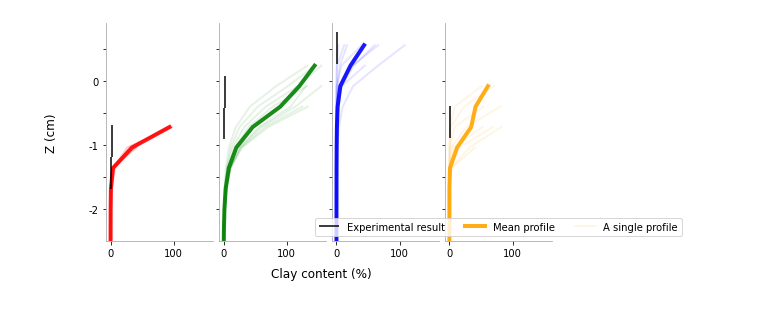
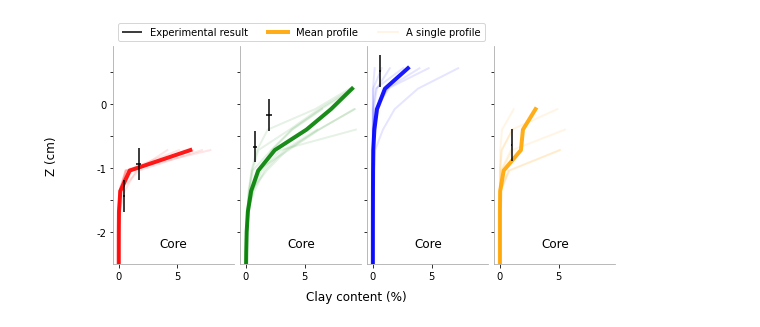
Before and after one commit to edsaac/ReactiveBiomass, a Jupyter notebook: notebooks/cloggingFoam/CompareToExperimentalCores.ipynb, the cells around one changed output. Cells and saved outputs as stored; diff of their text form; code cells hidden in the pictures.

Commit message:
Revised results cloggingFoam :D

```diff
--- a/notebooks/cloggingFoam/CompareToExperimentalCores.ipynb
+++ b/notebooks/cloggingFoam/CompareToExperimentalCores.ipynb
@@ -14,0 +17,3 @@ pv.start_xvfb()
+# %%
+pickDataset = RadioButtons(options=['LES', 'RAS'], value='LES', description='Dataset?')
+display(pickDataset)
@@ -14,0 +53,9 @@ pv.start_xvfb()
+# %%
+## Convert to percent clay to keep units from Fox et al.
+DENSITY_OF_SAND = 2650.
+CLEAN_POROSITY  = 0.358
+
+slice['totalClay'] = slice['depositedClay'] + (slice['suspendedClay']*slice['n'])
+slice['percentClay'] = 100. * slice['totalClay']/(DENSITY_OF_SAND * (1.0 - CLEAN_POROSITY))
+
+for field in ["totalClay","percentClay"]: plotField(slice,field)
@@ -96,29 +80,33 @@ plotter.show(window_size=[400,200],return_img=True)
 # %%
-resx = 8
-cores_x = [np.linspace(0.10,0.13,resx),
-           np.concatenate((np.linspace(0.14,0.15,4),np.linspace(0.01,0.02,4))),
-           np.linspace(0.03,0.06,resx),
-           np.linspace(0.07,0.10,resx)]
+## Create a bunch of lines at each core location to probe
+probes_resolutionx = 8
+cores_x = [np.linspace(0.10,0.13,probes_resolutionx),
+           np.concatenate(
+            (np.linspace(0.14,0.15,int(probes_resolutionx/2)),
+             np.linspace(0.01,0.02,int(probes_resolutionx/2)))),
+           np.linspace(0.03,0.06,probes_resolutionx),
+           np.linspace(0.07,0.10,probes_resolutionx)]
 
-fig,axs = plt.subplots(1,4,sharey=True,sharex=True,gridspec_kw={'wspace':0.05},figsize=[8,4])
+fig,axs = plt.subplots(1,4,sharey=True,sharex=True,
+            gridspec_kw={'wspace':0.05},figsize=[9,4])
 
+## For each line of each core, run a sample_over_line()
 for i,core in enumerate(cores_x):
     pC_accum,y_accum = [],[]
     for x in core:
-        line_bottom,line_top = (x,-0.10,0.145),(x, 0.06,0.145)
-        samples = LES.sample_over_line(line_top,line_bottom,resolution=50)
-        pC = np.ma.masked_where(samples['vtkValidPointMask']<1.0,samples['depositedClay'])
-        #pC *= 100
+        line_bottom, line_top = (x,-0.10,SLICEZ), (x, 0.06,SLICEZ)
+        samples = slice.sample_over_line(line_top,line_bottom,resolution=50)
+        pC = np.ma.masked_where(samples['vtkValidPointMask']<1.0,samples['percentClay'])
         y  = np.ma.masked_where(samples['vtkValidPointMask']<1.0,samples.points[:,1])
         pC_accum.append(pC)
         y_accum.append(y)
         littleLine = axs[i].plot(pC,y,color=core_color[i],alpha=0.1,lw=2,zorder=1)
 
+    # Get representative value for core
     pC_accum = np.ma.stack(pC_accum,axis=0)
     meanPc = pC_accum.mean(axis=0)
     y_accum = np.ma.stack(y_accum,axis=0)
     meanY = y_accum.mean(axis=0)
-    #axs[i].plot(meanPc,meanY,color='k',alpha=0.9,lw=2,ls='-')
     bigLine = axs[i].plot(meanPc,meanY,color=core_color[i],alpha=0.9,lw=4,ls='-',zorder=3)
 
     #stdPc = pC_accum.std(axis=0)
@@ -126,40 +114,41 @@ for i,core in enumerate(cores_x):
     #axs[i].plot(meanPc-stdPc,meanY,color=core_color[i],alpha=0.9,lw=2,ls='-')
 
 for ax in axs:
+    ax.set_title("Core",y=0.05)
     ax.spines['top'].set_visible(False)
     ax.spines['right'].set_visible(False)
     ax.spines['left'].set_color('darkgray')
     ax.spines['bottom'].set_color('darkgray')
 
 axs[0].set_ylim([-0.025,0.009])
 #axs[0].set_xlim([-0.4,5.0])
 axs[0].set_yticks([0.005,0,-0.005,-0.01,-0.015,-0.02])
 axs[0].set_yticklabels(['','0','','-1','','-2'])
 
 fig.supxlabel('Clay content (%)',y=-0.01)
 fig.supylabel('Z (cm)')
 
 ## Measurements
 experiment = ExperimentalData['Neutral']
 ycores = ExperimentalData['Y']
 ccores = ExperimentalData['Neutral']['C']
 scores = ExperimentalData['Neutral']['std']
 
 for y,cv,sv,ax in zip(ycores,ccores,scores,axs):
     dy = 0.5E-2
     y1 = y
     y2 = y - dy
     for c,s in zip(cv,sv):
         linecollection = ax.vlines(c,y2,y1,colors='k',zorder=4)
         ym = (y1+y2)/2
         ax.hlines(ym,c-s,c+s,colors='k',zorder=4)
         y1 -= dy
         y2 -= dy
 
-axs[-1].legend([linecollection]+bigLine+littleLine,
-               ['Experimental result','Mean profile','A single profile'],
-               loc='lower center',ncol=3)
+axs[0].legend([linecollection]+bigLine+littleLine,
+              ['Experimental result','Mean profile','A single profile'],
+              loc='lower left',ncol=3,bbox_to_anchor=(0.0,1))
 #plt.savefig("ProfilingLES.svg")
 plt.show()
 # %% [output]
-[figure, old version]
+[figure, new version]
```
Also changed, not shown: parts of 15 cells of this notebook, 1 other file.
